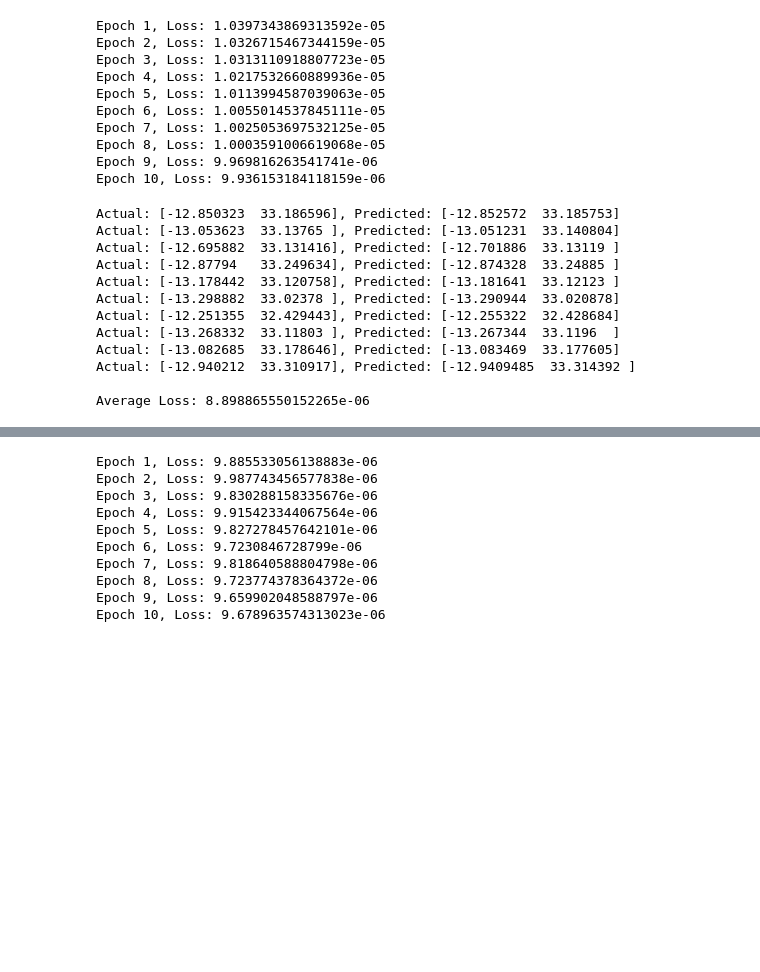
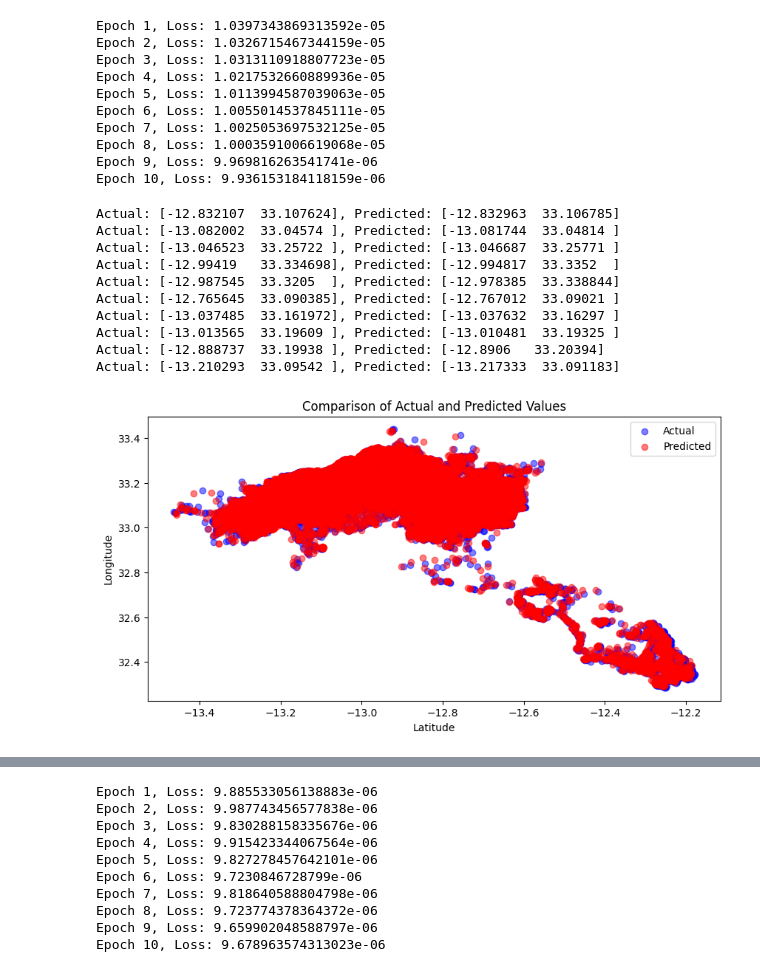
Before and after one commit to indhu68/Intro_to_DL_Project, a Jupyter notebook: RTML_Main.ipynb, the cells around one changed output, grey strips where cells are left out. Saved outputs shown, nothing was run; the diff lists cells and outputs as text; code cells hidden in the pictures; blank space fills up the shorter version.

```diff
--- a/RTML_Main.ipynb
+++ b/RTML_Main.ipynb
@@ -225,50 +242,66 @@ Epoch 9, Loss: 9.969816263541741e-06
 Epoch 10, Loss: 9.936153184118159e-06
 # %%
 import torch
+import matplotlib.pyplot as plt
+import numpy as np
 
-def evaluate(model, dataloader, criterion, scaler):
+def evaluate_and_plot(model, dataloader, criterion, scaler):
     model.eval()
     total_loss = 0
+    actuals_list = []
+    predicteds_list = []
     sample_count = 0
 
     min_lat_lon = scaler.data_min_[:2]  # Assuming these are lat and lon
     range_lat_lon = scaler.data_range_[:2]  # Assuming these are lat and lon ranges
 
     with torch.no_grad():
         for X_batch, y_batch in dataloader:
             X_batch = X_batch.to('cuda')
             y_batch = y_batch.to('cuda')
             predictions = model(X_batch)
             loss = criterion(predictions, y_batch)
             total_loss += loss.item()
 
-            if sample_count < 10:
-                actuals = y_batch.cpu().numpy()
-                predicteds = predictions.cpu().numpy()
+            actuals = y_batch.cpu().numpy()
+            predicteds = predictions.cpu().numpy()
 
-                # Apply inverse scaling to latitude and longitude
-                actuals[:, 0:2] = actuals[:, 0:2] * range_lat_lon + min_lat_lon
-                predicteds[:, 0:2] = predicteds[:, 0:2] * range_lat_lon + min_lat_lon
+            # Apply inverse scaling to latitude and longitude
+            actuals[:, 0:2] = actuals[:, 0:2] * range_lat_lon + min_lat_lon
+            predicteds[:, 0:2] = predicteds[:, 0:2] * range_lat_lon + min_lat_lon
 
-                for actual, predicted in zip(actuals, predicteds):
+            for actual, predicted in zip(actuals, predicteds):
+                actuals_list.append(actual[:2])
+                predicteds_list.append(predicted[:2])
+                if sample_count < 10:
                     print(f'Actual: {actual[:2]}, Predicted: {predicted[:2]}')
                     sample_count += 1
-                    if sample_count >= 10:
-                        break
+
+    # Plotting
+    actuals_array = np.array(actuals_list)
+    predicteds_array = np.array(predicteds_list)
+    plt.figure(figsize=(10, 5))
+    plt.scatter(actuals_array[:, 0], actuals_array[:, 1], c='blue', label='Actual', alpha=0.5)
+    plt.scatter(predicteds_array[:, 0], predicteds_array[:, 1], c='red', label='Predicted', alpha=0.5)
+    plt.xlabel('Latitude')
+    plt.ylabel('Longitude')
+    plt.title('Comparison of Actual and Predicted Values')
+    plt.legend()
+    plt.show()
 
     print(f'\nAverage Loss: {total_loss / len(dataloader)}')
 
-evaluate(model, test_loader, criterion,scaler)
+# Assuming you have already defined 'model', 'test_loader', 'criterion', and 'scaler':
+evaluate_and_plot(model, test_loader, criterion, scaler)
 # %% [output]
-Actual: [-12.850323  33.186596], Predicted: [-12.852572  33.185753]
-Actual: [-13.053623  33.13765 ], Predicted: [-13.051231  33.140804]
-Actual: [-12.695882  33.131416], Predicted: [-12.701886  33.13119 ]
-Actual: [-12.87794   33.249634], Predicted: [-12.874328  33.24885 ]
-Actual: [-13.178442  33.120758], Predicted: [-13.181641  33.12123 ]
-Actual: [-13.298882  33.02378 ], Predicted: [-13.290944  33.020878]
-Actual: [-12.251355  32.429443], Predicted: [-12.255322  32.428684]
-Actual: [-13.268332  33.11803 ], Predicted: [-13.267344  33.1196  ]
-Actual: [-13.082685  33.178646], Predicted: [-13.083469  33.177605]
-Actual: [-12.940212  33.310917], Predicted: [-12.9409485  33.314392 ]
-
-Average Loss: 8.898865550152265e-06
+Actual: [-12.832107  33.107624], Predicted: [-12.832963  33.106785]
+Actual: [-13.082002  33.04574 ], Predicted: [-13.081744  33.04814 ]
+Actual: [-13.046523  33.25722 ], Predicted: [-13.046687  33.25771 ]
+Actual: [-12.99419   33.334698], Predicted: [-12.994817  33.3352  ]
+Actual: [-12.987545  33.3205  ], Predicted: [-12.978385  33.338844]
+Actual: [-12.765645  33.090385], Predicted: [-12.767012  33.09021 ]
+Actual: [-13.037485  33.161972], Predicted: [-13.037632  33.16297 ]
+Actual: [-13.013565  33.19609 ], Predicted: [-13.010481  33.19325 ]
+Actual: [-12.888737  33.19938 ], Predicted: [-12.8906   33.20394]
+Actual: [-13.210293  33.09542 ], Predicted: [-13.217333  33.091183]
+[figure, added]
```
Also changed, not shown: parts of 5 cells of this notebook.
